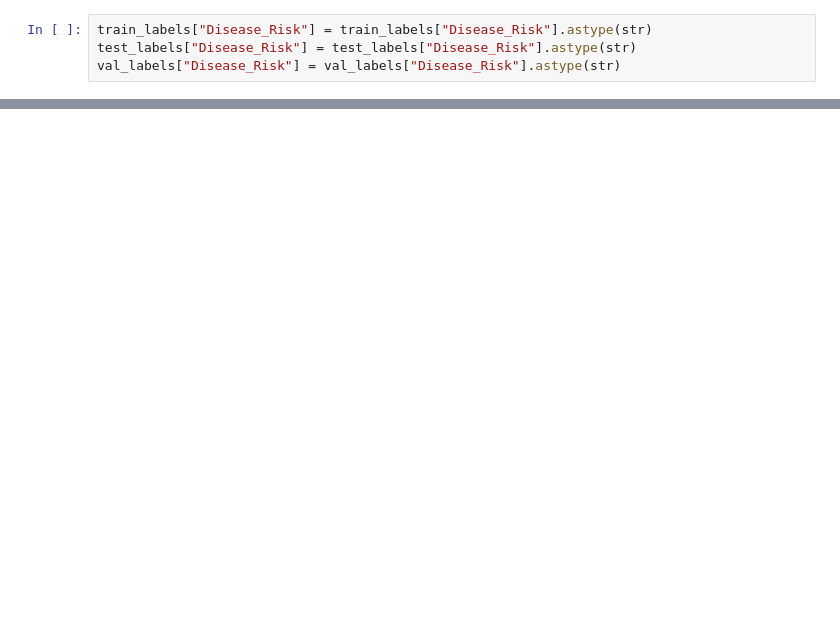
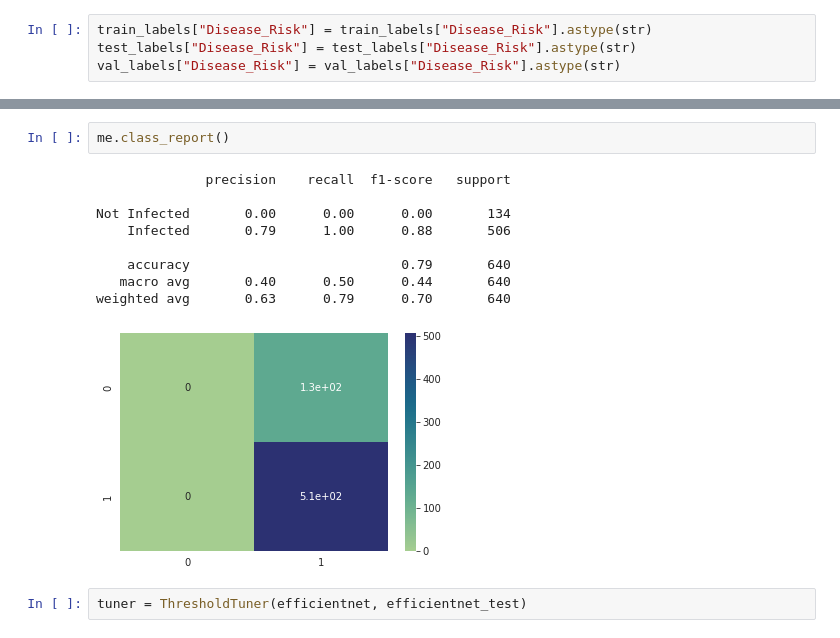
Before and after one commit to Gaurav0502/retina-multilabel-classification, a Jupyter notebook: notebooks/retina-multilabel-classification.ipynb, the cells around one changed output, grey strips where cells are left out. Saved outputs shown, nothing was run; the diff lists cells and outputs as text; blank space fills up the shorter version.

```diff
--- a/notebooks/retina-multilabel-classification.ipynb
+++ b/notebooks/retina-multilabel-classification.ipynb
@@ -267,0 +347,14 @@ Epoch 10/10
+# %%
+me.class_report()
+# %% [output]
+              precision    recall  f1-score   support
+
+Not Infected       0.00      0.00      0.00       134
+    Infected       0.79      1.00      0.88       506
+
+    accuracy                           0.79       640
+   macro avg       0.40      0.50      0.44       640
+weighted avg       0.63      0.79      0.70       640
+[figure, added]
+# %%
+tuner = ThresholdTuner(efficientnet, efficientnet_test)
```
Also changed, not shown: parts of 35 cells of this notebook.
